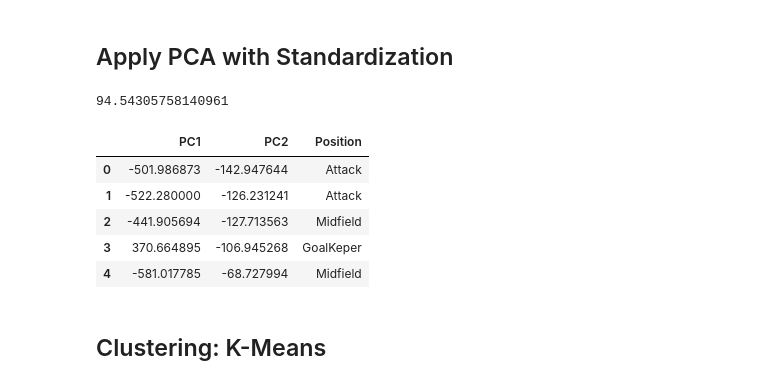
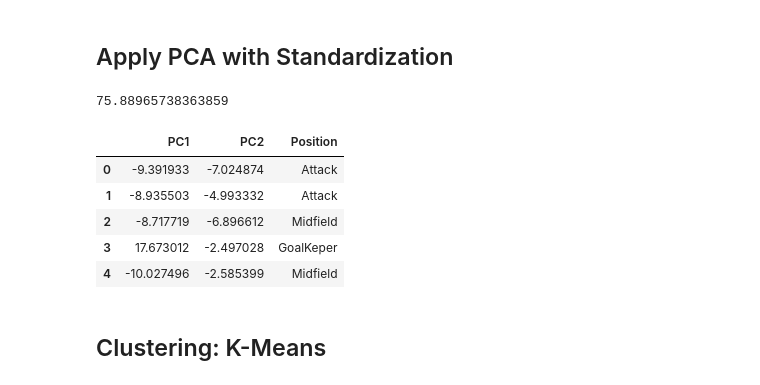
Before and after one commit to ansegura7/DataScience_FIFA19Data, a Jupyter notebook: code/ClusteringData.ipynb, the cells around one changed output. Saved outputs shown, nothing was run; the diff lists cells and outputs as text; code cells hidden in the pictures.

```diff
--- a/code/ClusteringData.ipynb
+++ b/code/ClusteringData.ipynb
@@ -106,21 +106,21 @@ def replacePositionByZone(data):
     return data;
 # %%
 # Apply the PCA algorithm
-pcaDF = applyPCA(numData, False)
+pcaDF = applyPCA(numData, True)
 
 # Create the PCA data
 pcaDF = pd.concat([pcaDF, rawdata[["Position"]]], axis = 1)
 pcaDF = pcaDF[pcaDF["PC1"].notnull()]
 pcaDF = replacePositionByZone(pcaDF)
 pcaDF.head()
 # %% [output]
-94.54305758140961
+75.88965738363859
 |  | PC1 | PC2 | Position |
-| 0 | -501.986873 | -142.947644 | Attack |
-| 1 | -522.280000 | -126.231241 | Attack |
-| 2 | -441.905694 | -127.713563 | Midfield |
-| 3 | 370.664895 | -106.945268 | GoalKeper |
-| 4 | -581.017785 | -68.727994 | Midfield |
+| 0 | -9.391933 | -7.024874 | Attack |
+| 1 | -8.935503 | -4.993332 | Attack |
+| 2 | -8.717719 | -6.896612 | Midfield |
+| 3 | 17.673012 | -2.497028 | GoalKeper |
+| 4 | -10.027496 | -2.585399 | Midfield |
 # %% [markdown]
 ## Clustering: K-Means
 # %%
```
Also changed, not shown: parts of 5 cells of this notebook, 1 other file.
